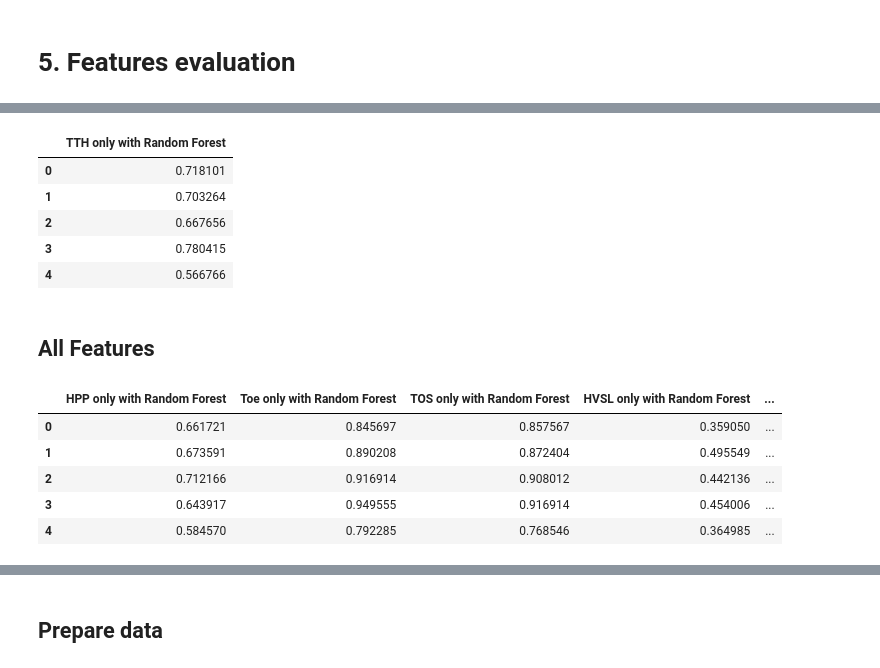
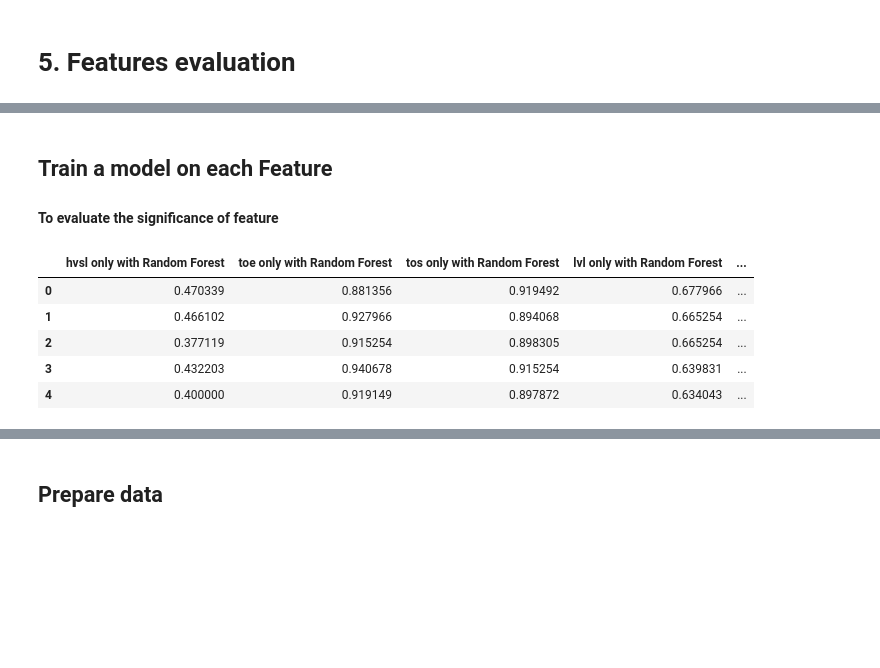
Before and after one commit to SaadBadr/Arabic-Font-Identification, a Jupyter notebook: arabic-font-identification.ipynb, the cells around one changed output, grey strips where cells are left out. Saved outputs shown, nothing was run; the diff lists cells and outputs as text; code cells hidden in the pictures; blank space fills up the shorter version.

```diff
--- a/arabic-font-identification.ipynb
+++ b/arabic-font-identification.ipynb
@@ -281,12 +115,0 @@ score_tth,_ = cross_val_classifiers(data_features, labels, [RandomForestClassifi
-# %%
-# 8
-score_tth
-# %% [output]
-|  | TTH only with Random Forest |
-| 0 | 0.718101 |
-| 1 | 0.703264 |
-| 2 | 0.667656 |
-| 3 | 0.780415 |
-| 4 | 0.566766 |
-# %% [markdown]
-## All Features
@@ -295,12 +116,23 @@ scores = pd.concat((score_hpp,score_toe, score_tos, score_hvsl, score_lvl, score
-# %%
-scores
-# %% [output]
-|  | HPP only with Random Forest | Toe only with Random Forest | TOS only with Random Forest | HVSL only with Random Forest | ... |
-| 0 | 0.661721 | 0.845697 | 0.857567 | 0.359050 | ... |
-| 1 | 0.673591 | 0.890208 | 0.872404 | 0.495549 | ... |
-| 2 | 0.712166 | 0.916914 | 0.908012 | 0.442136 | ... |
-| 3 | 0.643917 | 0.949555 | 0.916914 | 0.454006 | ... |
-| 4 | 0.584570 | 0.792285 | 0.768546 | 0.364985 | ... |
+# %% [markdown]
+## Train a model on each Feature
+#### To evaluate the significance of feature
+# %%
+features = preprocessing_feature_extraction_pipeline(data_train, one_feature_vector=False)
+
+features_names = ['hvsl', 'toe', 'tos', 'lvl', 'tth', 'sds', 'wor', 'hpp', 'lpq']
+scores = []
+for i, feature in enumerate(features):
+    score,_ = cross_val_classifiers(feature, labels_train, [RandomForestClassifier(random_state=42)] ,labels=[f'{features_names[i]} only with Random Forest'])
+    scores.append(score)
+scores = pd.concat(scores, axis=1)
+scores
+# %% [output]
+|  | hvsl only with Random Forest | toe only with Random Forest | tos only with Random Forest | lvl only with Random Forest | ... |
+| 0 | 0.470339 | 0.881356 | 0.919492 | 0.677966 | ... |
+| 1 | 0.466102 | 0.927966 | 0.894068 | 0.665254 | ... |
+| 2 | 0.377119 | 0.915254 | 0.898305 | 0.665254 | ... |
+| 3 | 0.432203 | 0.940678 | 0.915254 | 0.639831 | ... |
+| 4 | 0.400000 | 0.919149 | 0.897872 | 0.634043 | ... |
 # %%
 scores.describe()
 # %% [output]
```
Also changed, not shown: parts of 40 cells of this notebook.
